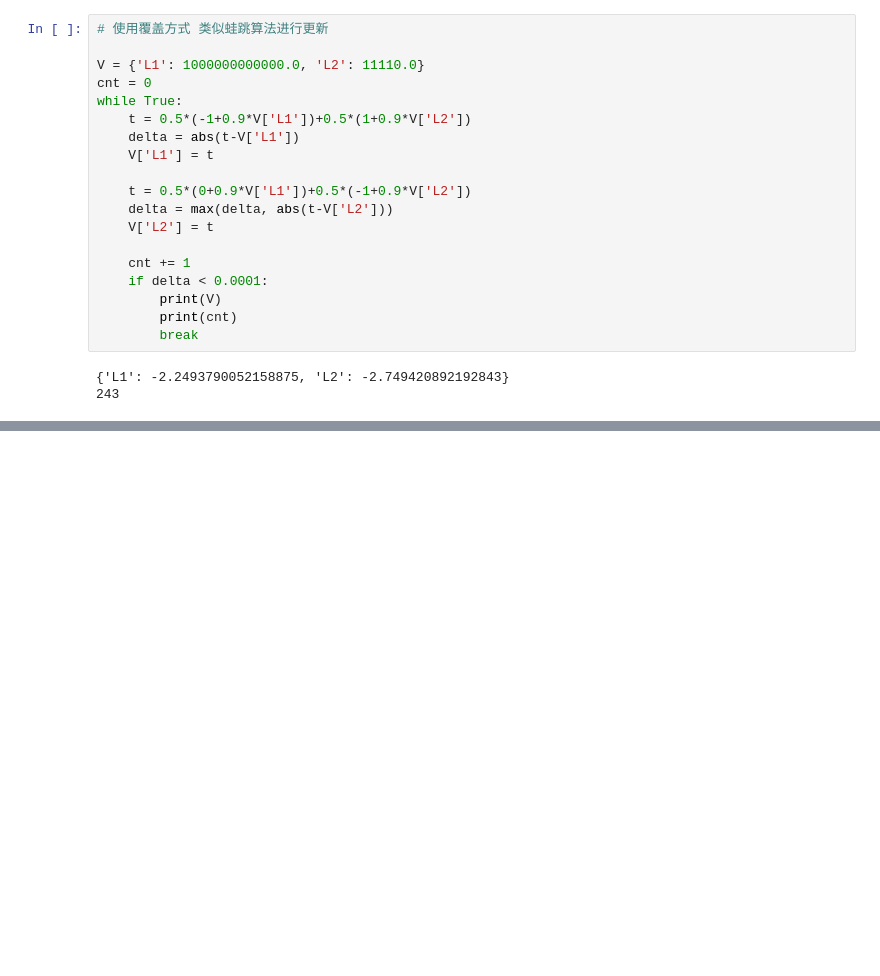
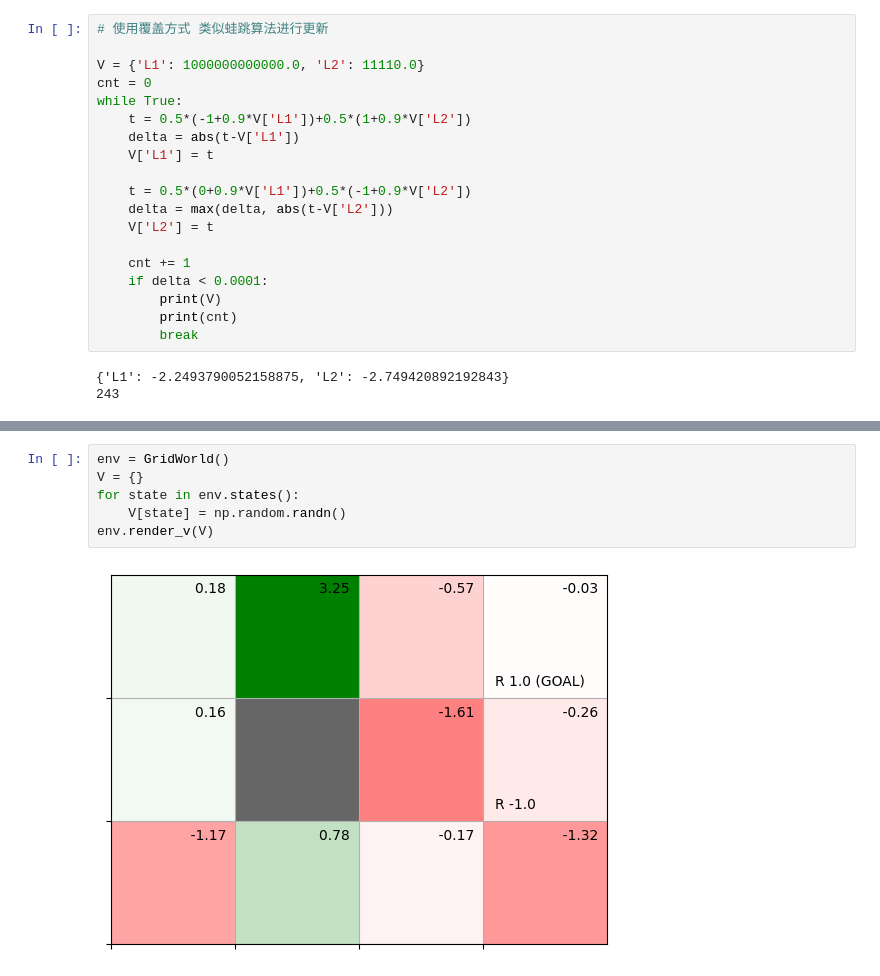
Before and after one commit to LHY-in-universe/DeepLearning_note, a Jupyter notebook: 深度学习强化学习/动态规划法.ipynb, the cells around one changed output, grey strips where cells are left out. Saved outputs shown, nothing was run; the diff lists cells and outputs as text; blank space fills up the shorter version.

```diff
--- a/深度学习强化学习/动态规划法.ipynb
+++ b/深度学习强化学习/动态规划法.ipynb
@@ -87,0 +351,8 @@ while True:
+# %%
+env = GridWorld()
+V = {}
+for state in env.states():
+    V[state] = np.random.randn()
+env.render_v(V)
+# %% [output]
+[figure, added]
```
Also changed, not shown: parts of 15 cells of this notebook, 6 other files.
